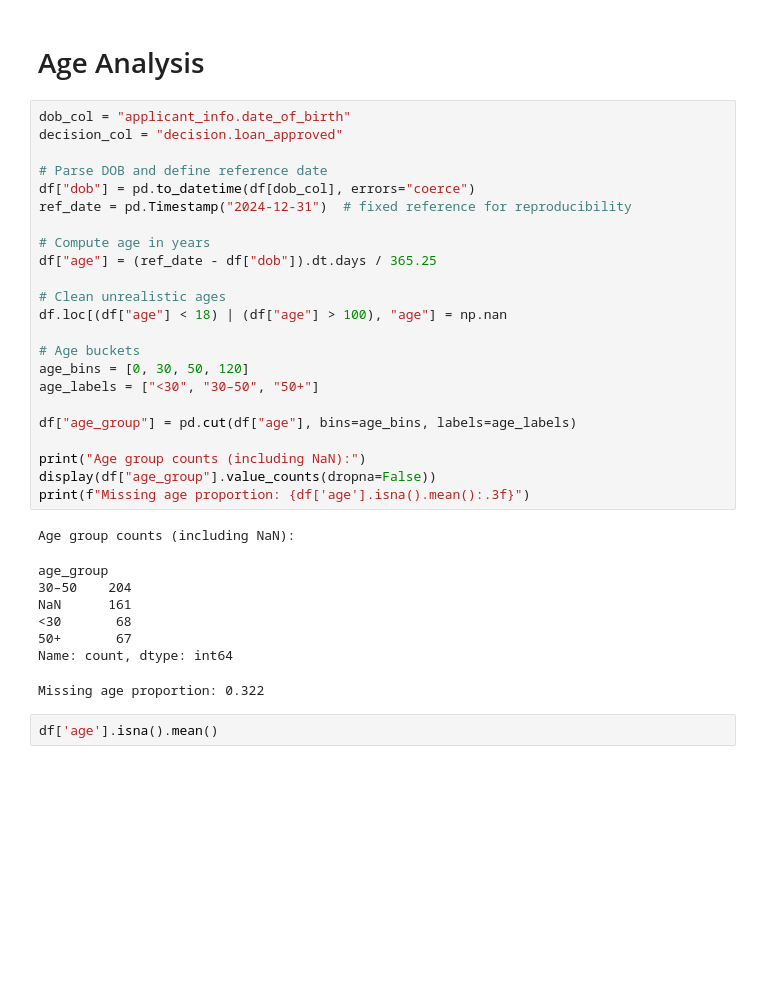
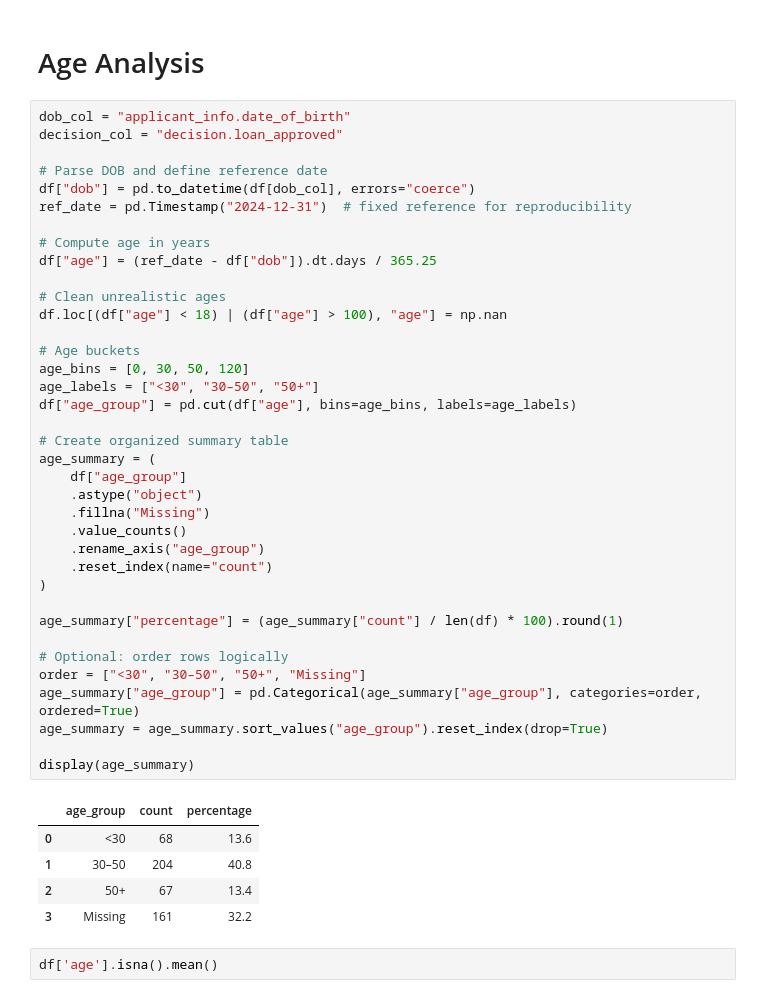
Before and after one commit to winifred-ojinere/dego-project-team5, a Jupyter notebook: notebooks/02-bias-analysis.ipynb, the cells around one changed output. Cells and saved outputs as stored; diff of their text form; blank space fills up the shorter version.

```diff
--- a/notebooks/02-bias-analysis.ipynb
+++ b/notebooks/02-bias-analysis.ipynb
@@ -238,35 +238,46 @@ The odds ratio means that holding the included financial variables constant, fem
 # %%
 dob_col = "applicant_info.date_of_birth"
 decision_col = "decision.loan_approved"
 
 # Parse DOB and define reference date
 df["dob"] = pd.to_datetime(df[dob_col], errors="coerce")
 ref_date = pd.Timestamp("2024-12-31")  # fixed reference for reproducibility
 
 # Compute age in years
 df["age"] = (ref_date - df["dob"]).dt.days / 365.25
 
 # Clean unrealistic ages
 df.loc[(df["age"] < 18) | (df["age"] > 100), "age"] = np.nan
 
 # Age buckets
 age_bins = [0, 30, 50, 120]
 age_labels = ["<30", "30–50", "50+"]
-
 df["age_group"] = pd.cut(df["age"], bins=age_bins, labels=age_labels)
 
-print("Age group counts (including NaN):")
-display(df["age_group"].value_counts(dropna=False))
-print(f"Missing age proportion: {df['age'].isna().mean():.3f}")
+# Create organized summary table
+age_summary = (
+    df["age_group"]
+    .astype("object")
+    .fillna("Missing")
+    .value_counts()
+    .rename_axis("age_group")
+    .reset_index(name="count")
+)
+
+age_summary["percentage"] = (age_summary["count"] / len(df) * 100).round(1)
+
+# Optional: order rows logically
+order = ["<30", "30–50", "50+", "Missing"]
+age_summary["age_group"] = pd.Categorical(age_summary["age_group"], categories=order, ordered=True)
+age_summary = age_summary.sort_values("age_group").reset_index(drop=True)
+
+display(age_summary)
 # %% [output]
-Age group counts (including NaN):
-age_group
-30–50    204
-NaN      161
-<30       68
-50+       67
-Name: count, dtype: int64
-Missing age proportion: 0.322
+|  | age_group | count | percentage |
+| 0 | <30 | 68 | 13.6 |
+| 1 | 30–50 | 204 | 40.8 |
+| 2 | 50+ | 67 | 13.4 |
+| 3 | Missing | 161 | 32.2 |
 # %%
 df['age'].isna().mean()
 # %% [output]
```
